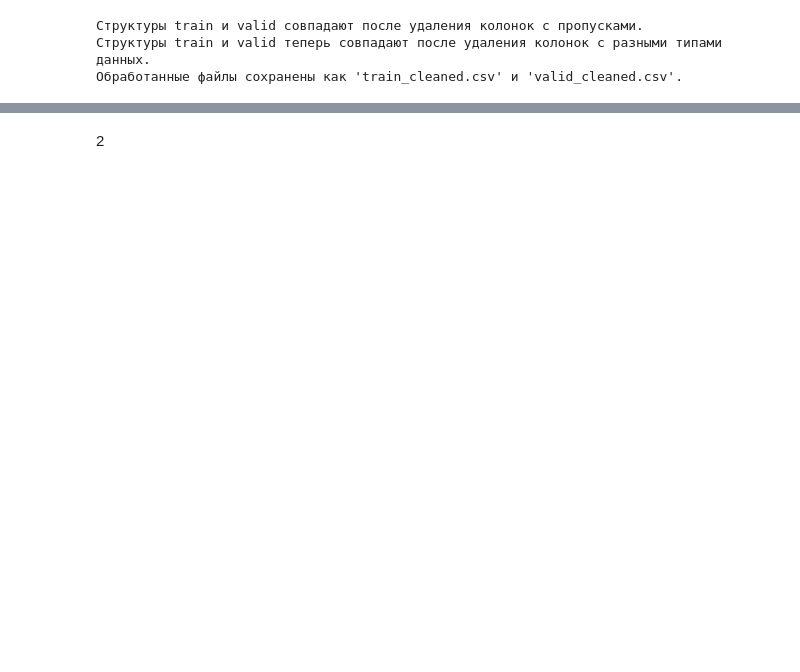
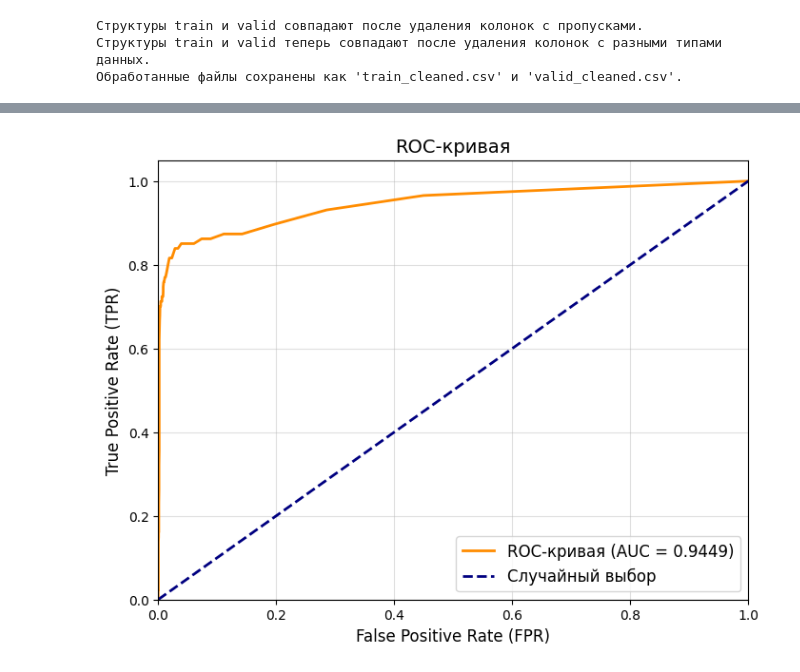
Before and after one commit to Timofey03/intensiv, a Jupyter notebook: auto.ipynb, the cells around one changed output, grey strips where cells are left out. Cells and saved outputs as stored; diff of their text form; code cells hidden in the pictures; blank space fills up the shorter version.

```diff
--- a/auto.ipynb
+++ b/auto.ipynb
@@ -23,3 +46,3 @@ np.int64(0)
 # %%
-train = train.drop_duplicates(subset=["client_id"])
-train
+# train = train.drop_duplicates(subset=["client_id"])
+# train
@@ -92,5 +139,5 @@ Columns: 2666 entries, report_date to col2663
 dtypes: float64(2329), int64(3), object(334)
 memory usage: 74.1+ MB
 # %%
-valid = valid.drop_duplicates(subset=["client_id"])
-valid
+# valid = valid.drop_duplicates(subset=["client_id"])
+# valid
@@ -186,8 +257,8 @@ plt.show()
 threshold = 0.7
 
 # Рассчитаем долю пропусков для каждого набора данных
-train_missing_fraction = train.isnull().mean()
-valid_missing_fraction = valid.isnull().mean()
+train_missing_fraction = train_1.isnull().mean()
+valid_missing_fraction = valid_1.isnull().mean()
 
 # Рассчитаем максимальную долю пропусков для каждой колонки между train и valid
 combined_missing_fraction = pd.concat([train_missing_fraction, valid_missing_fraction], axis=1).max(axis=1)
@@ -196,8 +267,8 @@ combined_missing_fraction = pd.concat([train_missing_fraction, valid_missing_fra
 columns_to_drop = combined_missing_fraction[combined_missing_fraction > threshold].index
 
 # Удаляем колонки с большим количеством пропусков
-train_cleaned = train.drop(columns=columns_to_drop)
-valid_cleaned = valid.drop(columns=columns_to_drop)
+train_cleaned = train_1.drop(columns=columns_to_drop)
+valid_cleaned = valid_1.drop(columns=columns_to_drop)
 
 # Проверяем, совпадают ли структуры после удаления колонок с пропусками
 if sorted(train_cleaned.columns) != sorted(valid_cleaned.columns):
@@ -403,22 +477,22 @@ plt.show()
 # %%
-# import matplotlib.pyplot as plt
-# from sklearn.metrics import roc_curve, auc
+import matplotlib.pyplot as plt
+from sklearn.metrics import roc_curve, auc
 
-# # Получение ROC-кривой и AUC
-# fpr, tpr, thresholds = roc_curve(y_test, test_preds)
-# roc_auc = auc(fpr, tpr)
+# Получение ROC-кривой и AUC
+fpr, tpr, thresholds = roc_curve(y_test, test_preds)
+roc_auc = auc(fpr, tpr)
 
-# # Построение графика
-# plt.figure(figsize=(8, 6))
-# plt.plot(fpr, tpr, color='darkorange', lw=2, label=f'ROC-кривая (AUC = {roc_auc:.4f})')
-# plt.plot([0, 1], [0, 1], color='navy', lw=2, linestyle='--', label='Случайный выбор')
-# plt.xlim([0.0, 1.0])
-# plt.ylim([0.0, 1.05])
-# plt.xlabel('False Positive Rate (FPR)', fontsize=12)
-# plt.ylabel('True Positive Rate (TPR)', fontsize=12)
-# plt.title('ROC-кривая', fontsize=14)
-# plt.legend(loc="lower right", fontsize=12)
-# plt.grid(alpha=0.4)
-# plt.show()
+# Построение графика
+plt.figure(figsize=(8, 6))
+plt.plot(fpr, tpr, color='darkorange', lw=2, label=f'ROC-кривая (AUC = {roc_auc:.4f})')
+plt.plot([0, 1], [0, 1], color='navy', lw=2, linestyle='--', label='Случайный выбор')
+plt.xlim([0.0, 1.0])
+plt.ylim([0.0, 1.05])
+plt.xlabel('False Positive Rate (FPR)', fontsize=12)
+plt.ylabel('True Positive Rate (TPR)', fontsize=12)
+plt.title('ROC-кривая', fontsize=14)
+plt.legend(loc="lower right", fontsize=12)
+plt.grid(alpha=0.4)
+plt.show()
+# %% [output]
+[figure, added]
-# %% [markdown]
-2
```
Also changed, not shown: parts of 22 cells of this notebook, 12 other files.
